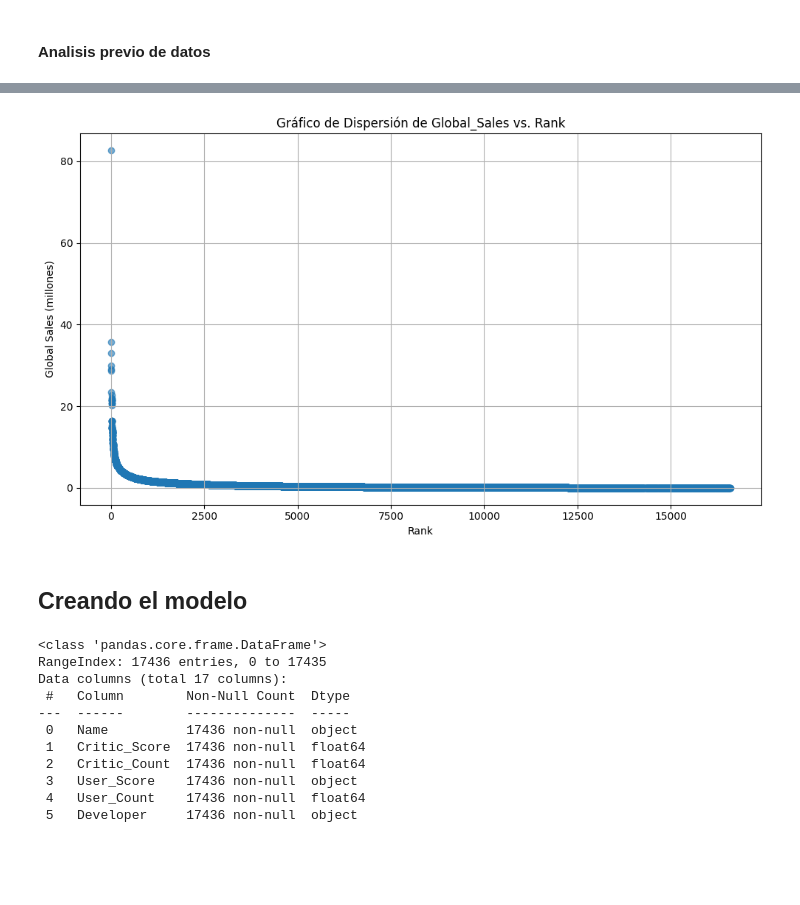
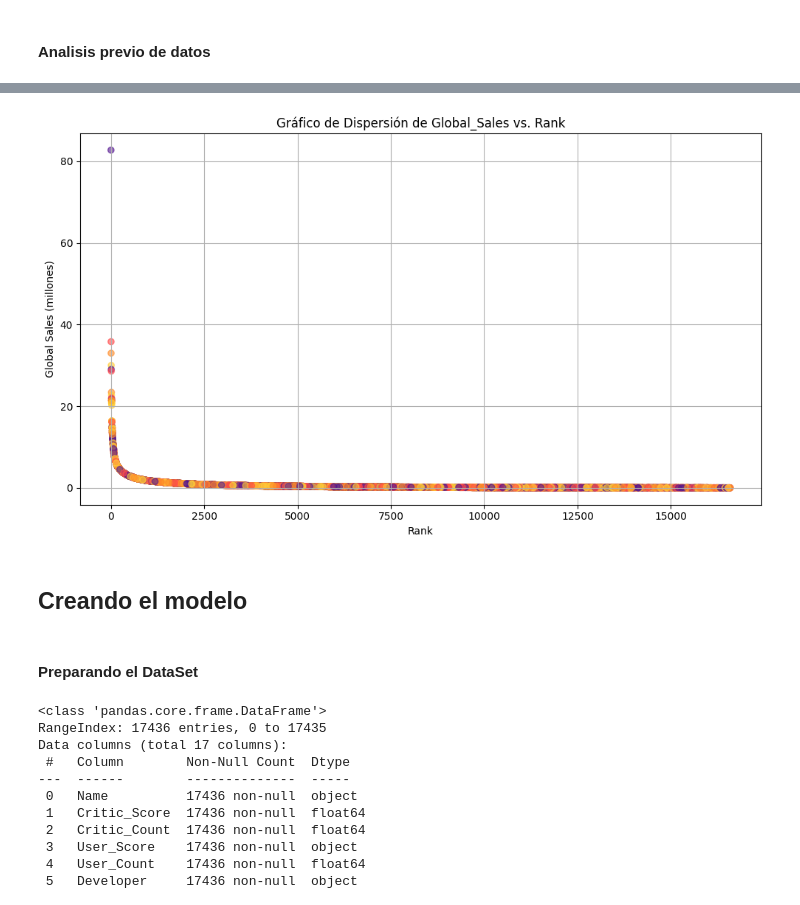
Before and after one commit to Fernanda-Bley/IIC2433-Grupo-3, a Jupyter notebook: Entrega-3/entrega-3-videogames.ipynb, the cells around one changed output, grey strips where cells are left out. Saved outputs shown, nothing was run; the diff lists cells and outputs as text; code cells hidden in the pictures; blank space fills up the shorter version.

```diff
--- a/Entrega-3/entrega-3-videogames.ipynb
+++ b/Entrega-3/entrega-3-videogames.ipynb
@@ -168,28 +181,52 @@ plt.show()
 # %%
 # Asegúrate de que 'Rank' y 'Global_Sales' son numéricos
+
 Final['Rank'] = pd.to_numeric(Final['Rank'], errors='coerce')
+
 Final['Global_Sales'] = pd.to_numeric(Final['Global_Sales'], errors='coerce')
 
+
 # Eliminar filas con NaN en las columnas relevantes (opcional)
+
 Final = Final.dropna(subset=['Rank', 'Global_Sales'])
 
+
+# Define the colors to use
+
+colors = ['#541690', '#FF4949', '#FF8D29', '#FFCD38']
+
+
 # Crear el gráfico de dispersión
+
 plt.figure(figsize=(10, 6))
-plt.scatter(Final['Rank'], Final['Global_Sales'], alpha=0.6)
+
+plt.scatter(Final['Rank'], Final['Global_Sales'], alpha=0.6,
+
+            c=[colors[i % len(colors)] for i in range(len(Final))])  # Cycle through colors
+
 
 # Añadir títulos y etiquetas
+
 plt.title('Gráfico de Dispersión de Global_Sales vs. Rank')
+
 plt.xlabel('Rank')
+
 plt.ylabel('Global Sales (millones)')
 
+
 # Mostrar el gráfico
+
 plt.grid(True)
+
 plt.tight_layout()
+
 plt.show()
 # %% [output]
-[figure, old version]
+[figure, new version]
 # %% [markdown]
 ## Creando el modelo
+# %% [markdown]
+#### Preparando el DataSet
 # %%
 # Recuperemos todos las columnas no númericas
 
```
Also changed, not shown: parts of 23 cells of this notebook, 1 other file.
